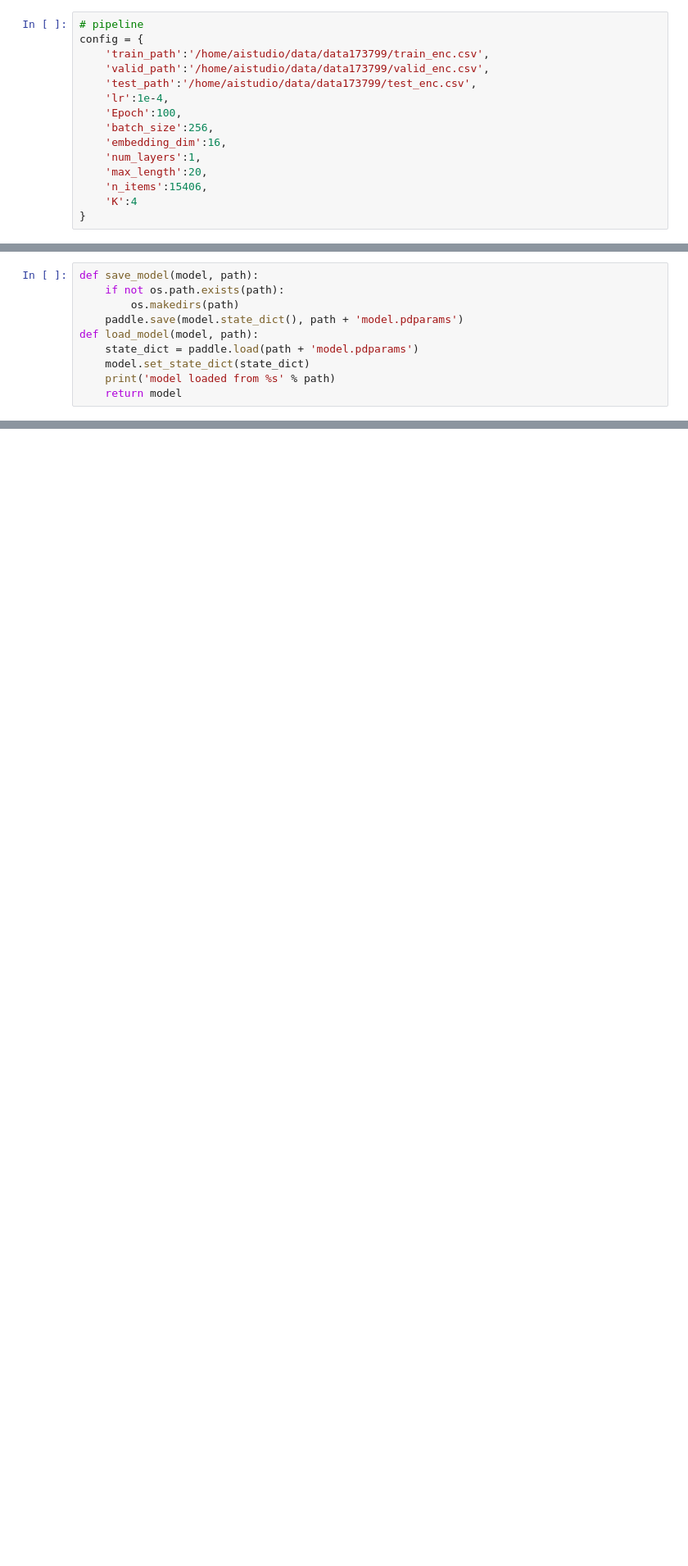
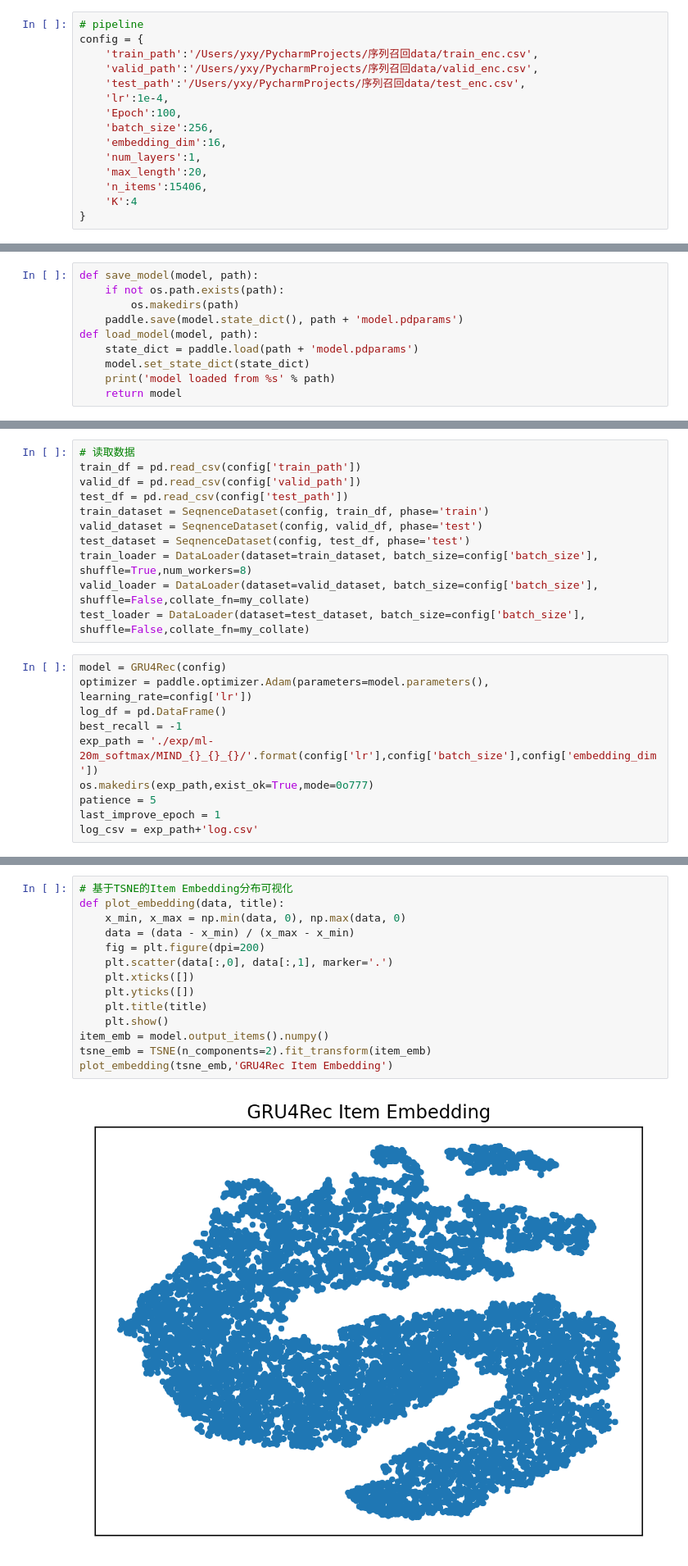
Before and after one commit to XiaoYangdegithub/dailycode, a Jupyter notebook: kaggle-推荐/序列召回.ipynb, the cells around one changed output, grey strips where cells are left out. Shown: that part at 82% size. Drawn from its saved outputs; the diff is of its cells as text; blank space fills up the shorter version.

```diff
--- a/kaggle-推荐/序列召回.ipynb
+++ b/kaggle-推荐/序列召回.ipynb
@@ -173,9 +168,9 @@ class GRU4Rec(nn.Layer):
 # %%
 # pipeline
 config = {
-    'train_path':'/home/aistudio/data/data173799/train_enc.csv',
-    'valid_path':'/home/aistudio/data/data173799/valid_enc.csv',
-    'test_path':'/home/aistudio/data/data173799/test_enc.csv',
+    'train_path':'/Users/yxy/PycharmProjects/序列召回data/train_enc.csv',
+    'valid_path':'/Users/yxy/PycharmProjects/序列召回data/valid_enc.csv',
+    'test_path':'/Users/yxy/PycharmProjects/序列召回data/test_enc.csv',
     'lr':1e-4,
     'Epoch':100,
     'batch_size':256,
@@ -279,3 +274,24 @@ def evaluate(preds,test_gd, topN=50):
 def evaluate_model(model, test_loader, embedding_dim,topN=20):
     test_gd, preds = get_predict(model, test_loader, embedding_dim, topN=topN)
     return evaluate(preds, test_gd, topN=topN)
+# %%
+# 读取数据
+train_df = pd.read_csv(config['train_path'])
+valid_df = pd.read_csv(config['valid_path'])
+test_df = pd.read_csv(config['test_path'])
+train_dataset = SeqnenceDataset(config, train_df, phase='train')
+valid_dataset = SeqnenceDataset(config, valid_df, phase='test')
+test_dataset = SeqnenceDataset(config, test_df, phase='test')
+train_loader = DataLoader(dataset=train_dataset, batch_size=config['batch_size'], shuffle=True,num_workers=8)
+valid_loader = DataLoader(dataset=valid_dataset, batch_size=config['batch_size'], shuffle=False,collate_fn=my_collate)
+test_loader = DataLoader(dataset=test_dataset, batch_size=config['batch_size'], shuffle=False,collate_fn=my_collate)
+# %%
+model = GRU4Rec(config)
+optimizer = paddle.optimizer.Adam(parameters=model.parameters(), learning_rate=config['lr'])
+log_df = pd.DataFrame()
+best_recall = -1
+exp_path = './exp/ml-20m_softmax/MIND_{}_{}_{}/'.format(config['lr'],config['batch_size'],config['embedding_dim'])
+os.makedirs(exp_path,exist_ok=True,mode=0o777)
+patience = 5
+last_improve_epoch = 1
+log_csv = exp_path+'log.csv'
@@ -281,0 +376,16 @@ def evaluate_model(model, test_loader, embedding_dim,topN=20):
+# %%
+# 基于TSNE的Item Embedding分布可视化
+def plot_embedding(data, title):
+    x_min, x_max = np.min(data, 0), np.max(data, 0)
+    data = (data - x_min) / (x_max - x_min)
+    fig = plt.figure(dpi=200)
+    plt.scatter(data[:,0], data[:,1], marker='.')
+    plt.xticks([])
+    plt.yticks([])
+    plt.title(title)
+    plt.show()
+item_emb = model.output_items().numpy()
+tsne_emb = TSNE(n_components=2).fit_transform(item_emb)
+plot_embedding(tsne_emb,'GRU4Rec Item Embedding')
+# %% [output]
+[figure, added]
```
Also changed, not shown: parts of 4 cells of this notebook.
